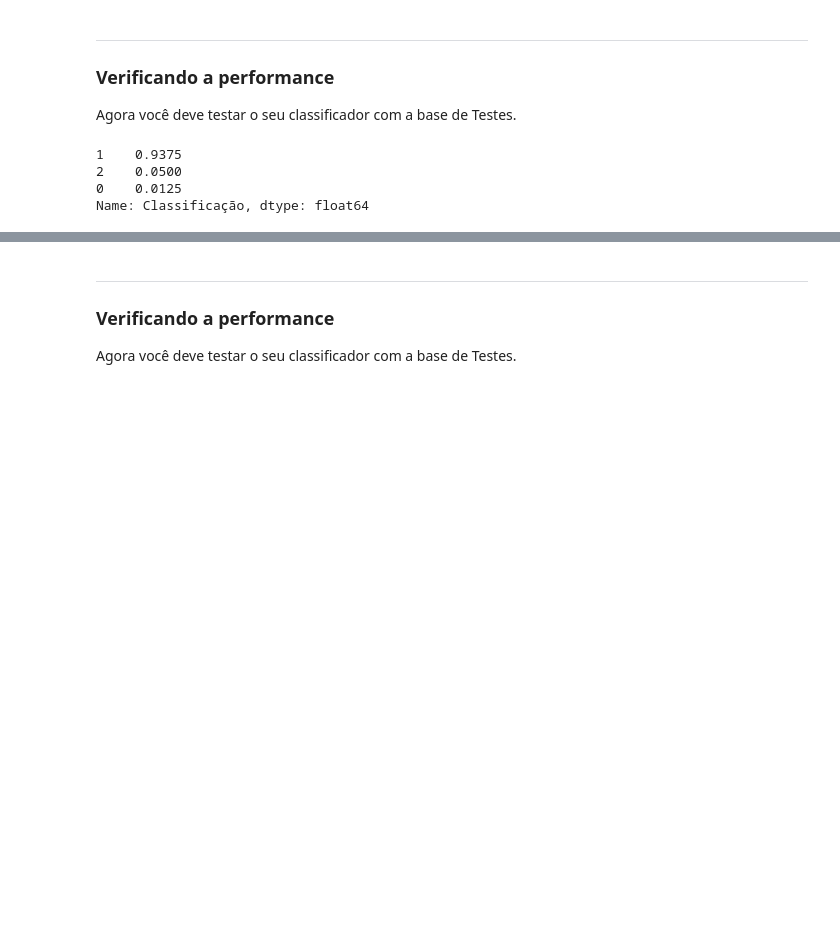
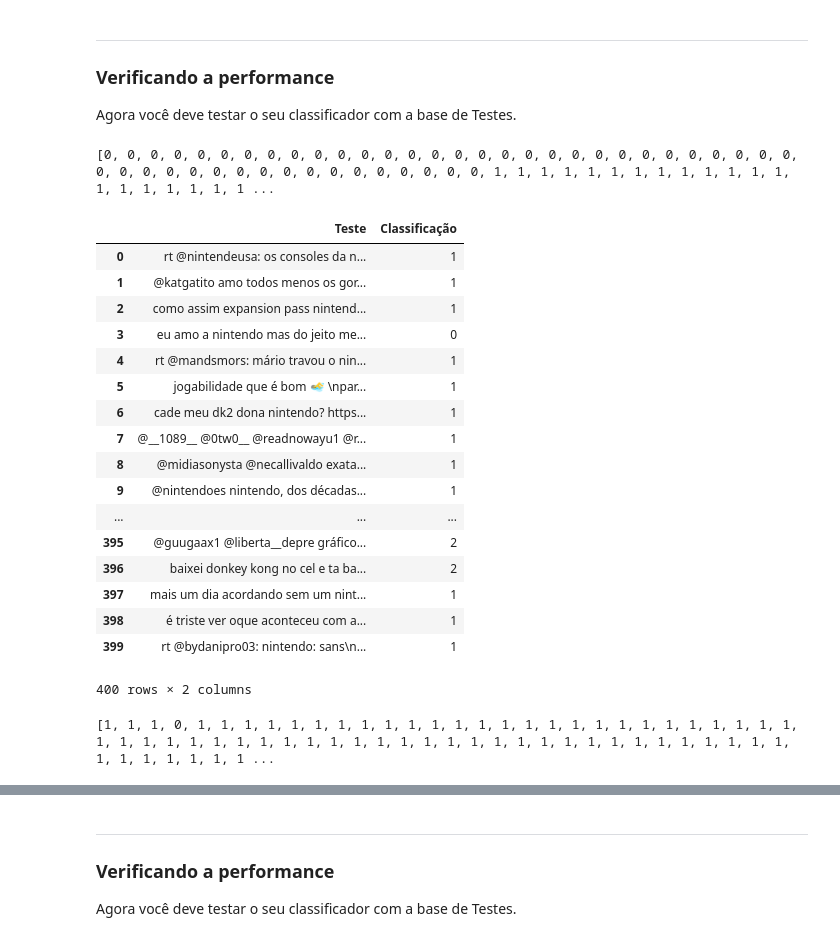
Before and after one commit to Gabrielpfm/CieDados-P2, a Jupyter notebook: Projeto2_layout.ipynb, the cells around one changed output, grey strips where cells are left out. Saved outputs shown, nothing was run; the diff lists cells and outputs as text; code cells hidden in the pictures; blank space fills up the shorter version.

```diff
--- a/Projeto2_layout.ipynb
+++ b/Projeto2_layout.ipynb
@@ -170,43 +170,41 @@ for i in x:
     i1=i[1]
     inter.append(set_[i0].intersection(set_[i1]))
 # %%
-def Classificador(tweet,freq_abs):
+def Classificador(tweet,freq_abs,qtdcat,freq_ab,prob):
     categoria = 0
     maior_prob = 0
     Prob_Tweet_Categoria = {}
     Prob_Categoria_Tweet = {}
-    for n in range(0,3):
+    for n in range(0,qtdcat):
         probabilidade = 1
         probtc = freq_abs[n][tweet.values]
         for palavra,quantidade in probtc.items():
+            if np.isnan(quantidade) == True:
+                laplace = 1/(len(freq_ab)+len(freq_abs[n]))
+            else:
+                laplace = (quantidade+1)/(len(freq_ab)+len(freq_abs[n]))
 
+            probabilidade *= laplace
 
-            if np.isnan(quantidade) == True:
-                laplace = 1/(len(freq_abs_tudo)+len(freq_abs[n]))
-            else:
-                laplace = quantidade+1/(len(freq_abs_tudo)+len(freq_abs[n]))
-
-        probabilidade *= laplace
         Prob_Tweet_Categoria[n] = probabilidade
-    for n in range(0,3):
-        prtoct = Prob_Tweet_Categoria[n]*Probs[n]
+    for n in range(0,qtdcat):
+        prtoct = (Prob_Tweet_Categoria[n])*(prob[n])
         Prob_Categoria_Tweet[n] = prtoct
-    for categorias, probabilidade in Prob_Categoria_Tweet.items():
-        if probabilidade > maior_prob:
-            maior_prob = probabilidade
-
+    for categorias, probab in Prob_Categoria_Tweet.items():
+        if probab > maior_prob:
+            maior_prob = probab
             categoria = categorias
 
     return categoria
 # %%
 #Entrada do Tweet
-def Limpa_Tweet(Excel_Lido,Coluna,freq_rel):
+def Limpa_Tweet(Excel_Lido,Coluna,freq_rel,qtdcat,freq_ab,prob):
     indice = 0
     Excel_Lido.loc[:,"Classificação"] = 0
     for tweets in Excel_Lido.Teste:
         tweet_limpo = cleanup(tweets.lower())
         tweet = pd.Series(tweet_limpo.split())
-        classificado = Classificador(tweet,freq_rel)
+        classificado = Classificador(tweet,freq_rel,qtdcat,freq_ab,prob)
         Excel_Lido.loc[indice,"Classificação"] = classificado
         indice +=1
     return Excel_Lido
@@ -217,26 +215,46 @@ ___
 Agora você deve testar o seu classificador com a base de Testes.
 # %%
 Excel_Teste = pd.read_excel("Nintendo.xlsx", sheet_name="Teste")
+
+Excel_Fixo = Excel_Teste
 
 manual =[]
 for classficacao in Excel_Teste["Classificação"]:
     manual.append(classficacao)
-
-
-teste = "Teste"
-Excel_Classificado = Limpa_Tweet(Excel_Teste,teste,freq_abs)
-Excel_Classificado;
+print(manual)
+# %% [output]
+[0, 0, 0, 0, 0, 0, 0, 0, 0, 0, 0, 0, 0, 0, 0, 0, 0, 0, 0, 0, 0, 0, 0, 0, 0, 0, 0, 0, 0, 0, 0, 0, 0, 0, 0, 0, 0, 0, 0, 0, 0, 0, 0, 0, 0, 0, 0, 1, 1, 1, 1, 1, 1, 1, 1, 1, 1, 1, 1, 1, 1, 1, 1, 1, 1, 1, 1 ...
-# %%
-Excel_Teste["Classificação"].value_counts(True)
-# %% [output]
-1    0.9375
-2    0.0500
-0    0.0125
-Name: Classificação, dtype: float64
+# %%
+#3.448929531325091e-67
+teste = "Teste"
+Excel_Classificado = Limpa_Tweet(Excel_Teste,teste,freq_abs,QTD_CAT,freq_abs_tudo,Probs)
+Excel_Classificado
+# %% [output]
+|  | Teste | Classificação |
+| 0 | rt @nintendeusa: os consoles da n... | 1 |
+| 1 | @katgatito amo todos menos os gor... | 1 |
+| 2 | como assim expansion pass nintend... | 1 |
+| 3 | eu amo a nintendo mas do jeito me... | 0 |
+| 4 | rt @mandsmors: mário travou o nin... | 1 |
+| 5 | jogabilidade que é bom 🏊‍♂️ \npar... | 1 |
+| 6 | cade meu dk2 dona nintendo? https... | 1 |
+| 7 | @__1089__ @0tw0__ @readnowayu1 @r... | 1 |
+| 8 | @midiasonysta @necallivaldo exata... | 1 |
+| 9 | @nintendoes nintendo, dos décadas... | 1 |
+| ... | ... | ... |
+| 395 | @guugaax1 @liberta__depre gráfico... | 2 |
+| 396 | baixei donkey kong no cel e ta ba... | 2 |
+| 397 | mais um dia acordando sem um nint... | 1 |
+| 398 | é triste ver oque aconteceu com a... | 1 |
+| 399 | rt @bydanipro03: nintendo: sans\n... | 1 |
+400 rows × 2 columns
 # %%
 classificador = []
 for classficacao in Excel_Classificado["Classificação"]:
     classificador.append(classficacao)
+print(classificador)
+# %% [output]
+[1, 1, 1, 0, 1, 1, 1, 1, 1, 1, 1, 1, 1, 1, 1, 1, 1, 1, 1, 1, 1, 1, 1, 1, 1, 1, 1, 1, 1, 1, 1, 1, 1, 1, 1, 1, 1, 1, 1, 1, 1, 1, 1, 1, 1, 1, 1, 1, 1, 1, 1, 1, 1, 1, 1, 1, 1, 1, 1, 1, 1, 1, 1, 1, 1, 1, 1 ...
 # %%
 Teste_de_Performance = {"Total":{"Certo":0,"Errado":0},0:{"Certo":0,"Errado":0},1:{"Certo":0,"Errado":0},2:{"Certo":0,"Errado":0}}
 
```
Also changed, not shown: parts of 27 cells of this notebook, 2 other files.
